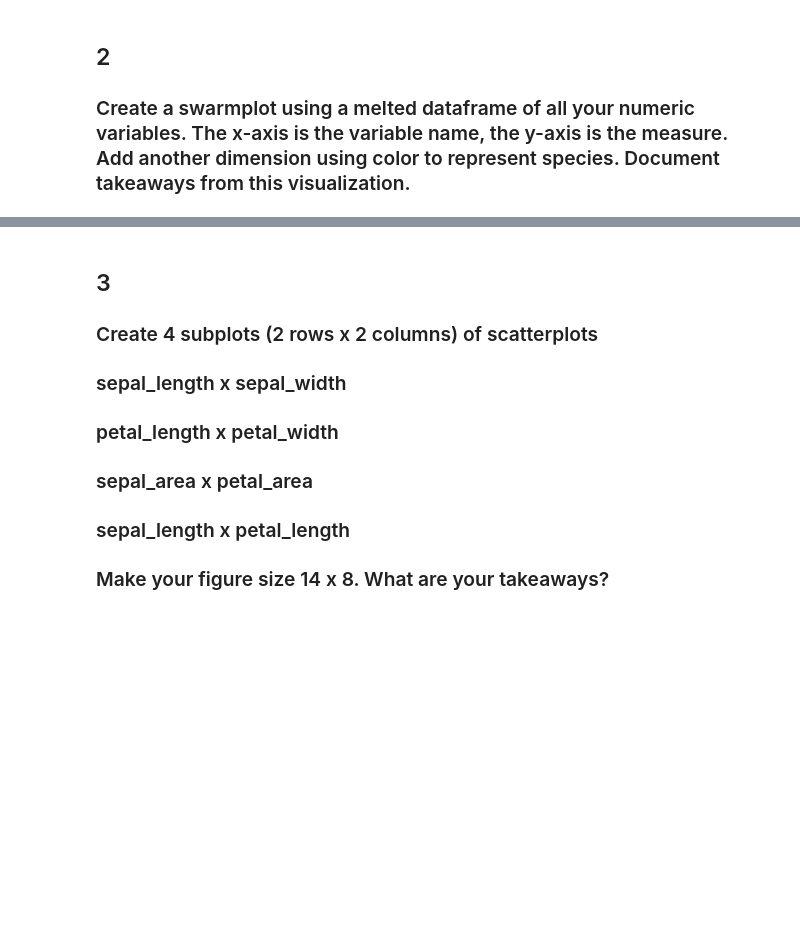
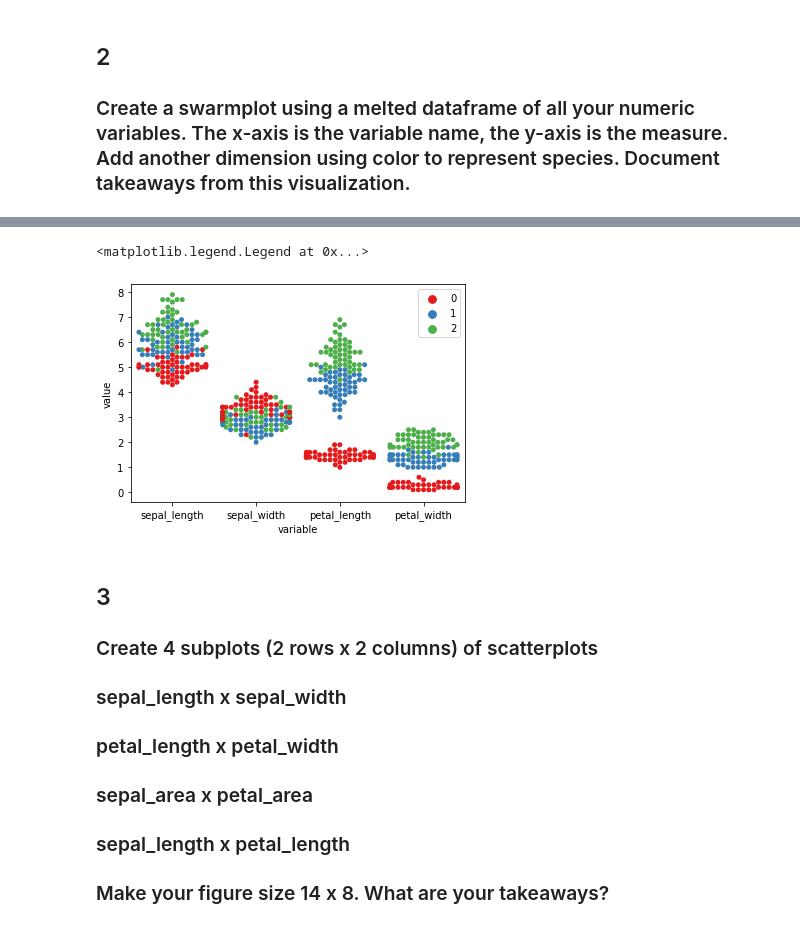
Before and after one commit to flambuth/ds-methodologies-exercises, a Jupyter notebook: classification/classification_exercises.ipynb, the cells around one changed output, grey strips where cells are left out. Saved outputs shown, nothing was run; the diff lists cells and outputs as text; code cells hidden in the pictures; blank space fills up the shorter version.

```diff
--- a/classification/classification_exercises.ipynb
+++ b/classification/classification_exercises.ipynb
@@ -166,3 +170,5 @@ train.shape
 # %% [markdown]
 ## 2
 ### Create a swarmplot using a melted dataframe of all your numeric variables. The x-axis is the variable name, the y-axis is the measure. Add another dimension using color to represent species. Document takeaways from this visualization.
+# %%
+regressors = df_iris.select_dtypes(include=['float64'])
@@ -168,0 +179,4 @@ train.shape
+# %%
+#I think this is a melted dataframe, going long on species
+blob = pd.melt(df_iris, id_vars='species', value_vars=list(regressors.columns))
+#blob = pd.melt(regressors, id_vars='species', value_vars=list(regressors.columns))
@@ -168,0 +214,9 @@ train.shape
+# %%
+sns.swarmplot(x="variable", y="value", data=blob, hue="species", palette="Set1")
+#ax = sns.boxplot(x="variable", y="value", data=blob,
+#         showcaps=True,boxprops={'facecolor':'None'},
+#         showfliers=True,whiskerprops={'linewidth':0})
+plt.legend(loc=1)
+# %% [output]
+<matplotlib.legend.Legend at 0x...>
+[figure, added]
```
Also changed, not shown: parts of 12 cells of this notebook, 2 other files.
